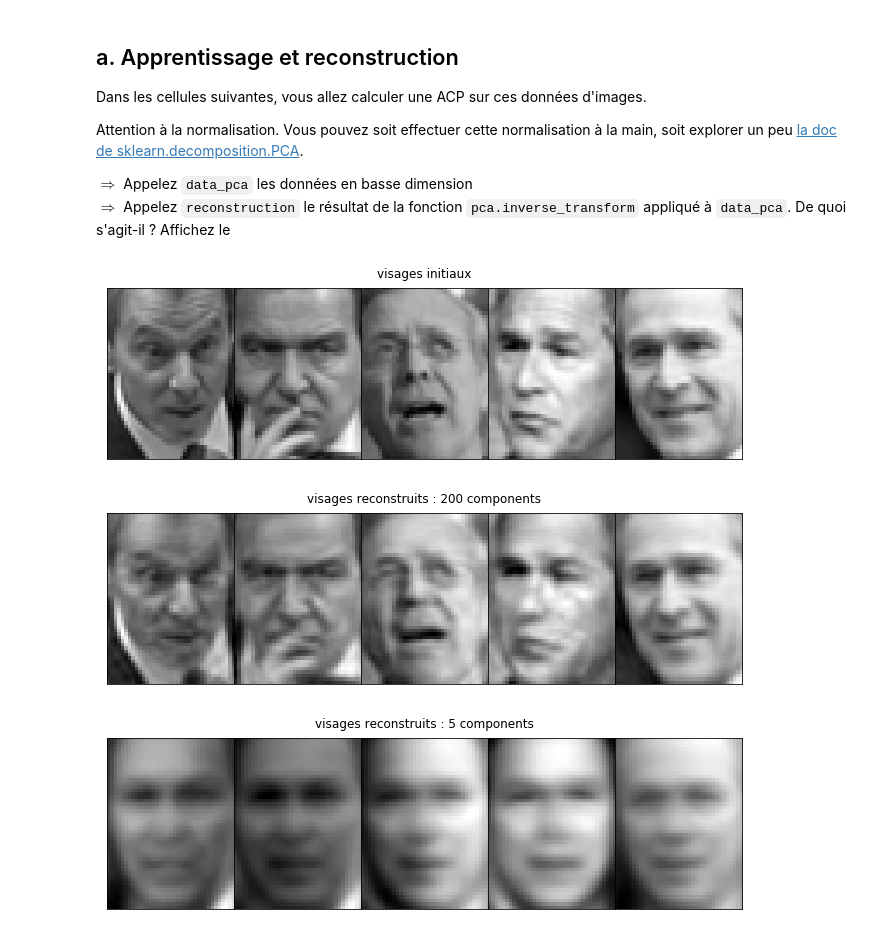
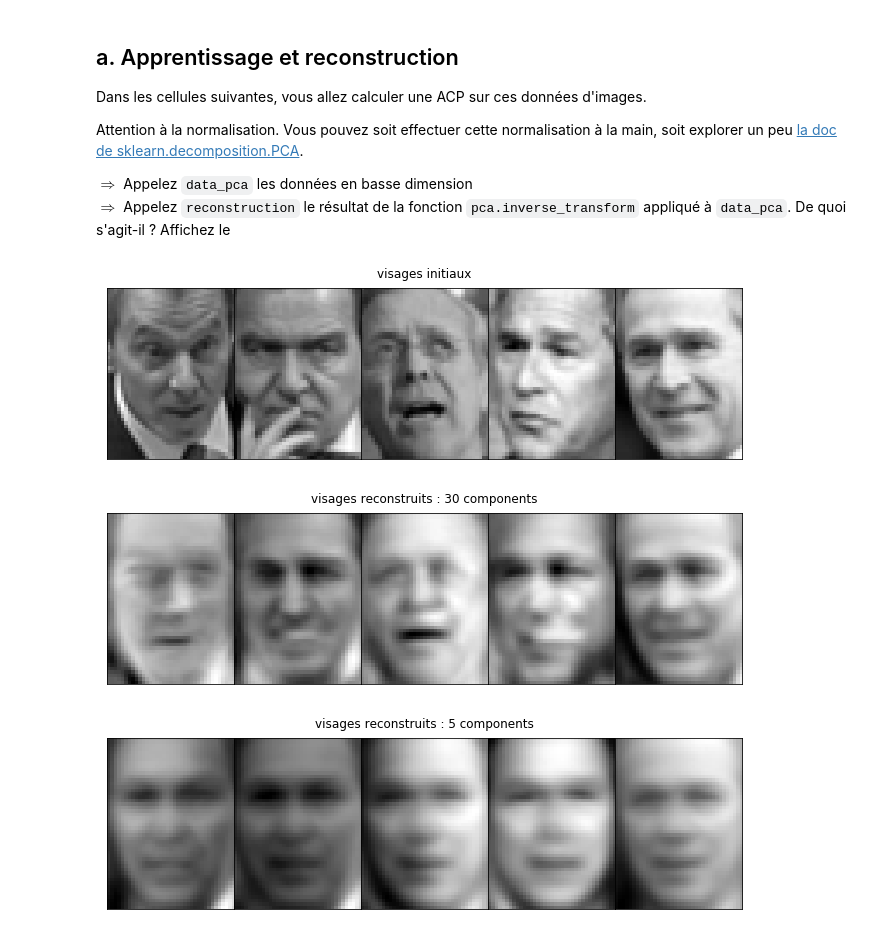
Before and after one commit to campusplage/compte-rendus-sparkles_of_majesty, a Jupyter notebook: TP2_sklearn.ipynb, the cells around one changed output. Saved outputs shown, nothing was run; the diff lists cells and outputs as text; code cells hidden in the pictures.

```diff
--- a/TP2_sklearn.ipynb
+++ b/TP2_sklearn.ipynb
@@ -268,22 +270,25 @@ Attention à la normalisation. Vous pouvez soit effectuer cette normalisation à
 $\Rightarrow$ Appelez `data_pca` les données en basse dimension
 $\Rightarrow$ Appelez `reconstruction` le résultat de la fonction `pca.inverse_transform` appliqué à `data_pca`. De quoi s'agit-il ? Affichez le
 # %%
+from sklearn.decomposition import PCA
 # Créez l'objet pca, et entrainez le sur les données...
-
+n_components = 30
+pca = PCA(n_components=n_components, whiten=True)
 # Calculez la transformée des images par ACP
-data_pca = ...
+pca.fit(d.data) # on calcule les vecteurs propres
+data_pca = pca.transform(d.data) #on projette les images sur les vecteurs propres
 
 # calculez la reconstruction correspondante
-reconstruction = ....
+reconstruction = pca.inverse_transform(data_pca) # On remet les images dans les bonne dimensions
 # %%
 # Affichez sur une ligne les 5 premières images originales
-...
+plot_images(d.images, title="visages initiaux",n_row=1, n_col=5, shuffle=False)
 
 # Affichez sur une ligne leur reconstruction, en indiquant le nombre de composantes dans le titre
-...
+plot_images(reconstruction, title="visages reconstruits : 30 components", n_col=5, n_row=1, shuffle=False)
 # %% [output]
 [figure]
-[figure, old version]
+[figure, new version]
 # %%
 # Maintenant, pour les nombres de composantes suivants: 5, 10, 30, 50, 70, 100, 200, affichez les visages reconstruits sur une ligne
 # puis les visages initiaux sur une ligne.
```
Also changed, not shown: parts of 15 cells of this notebook.
